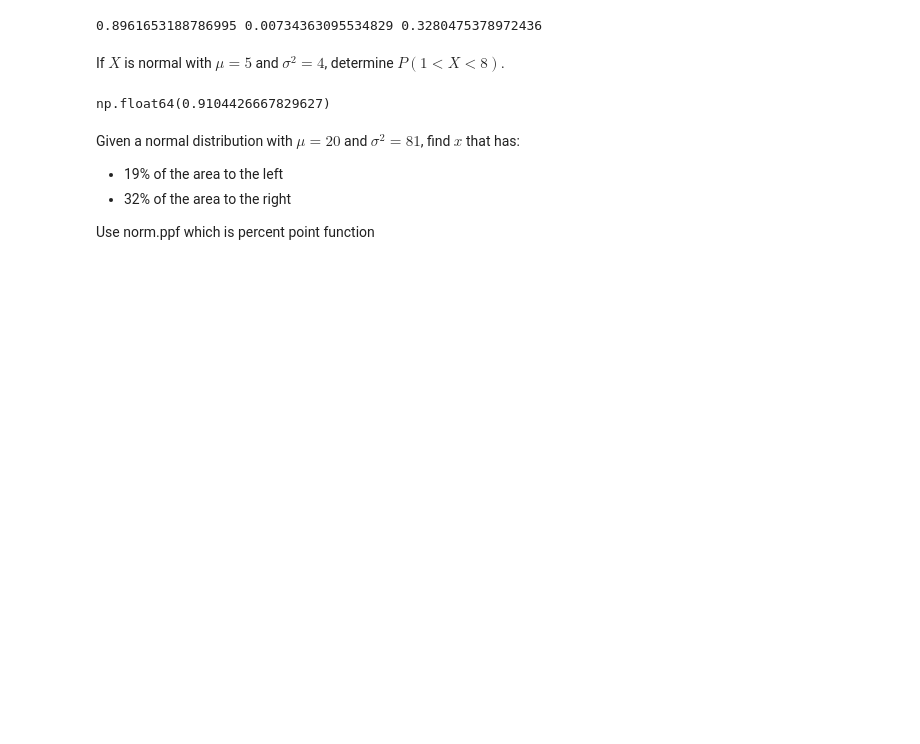
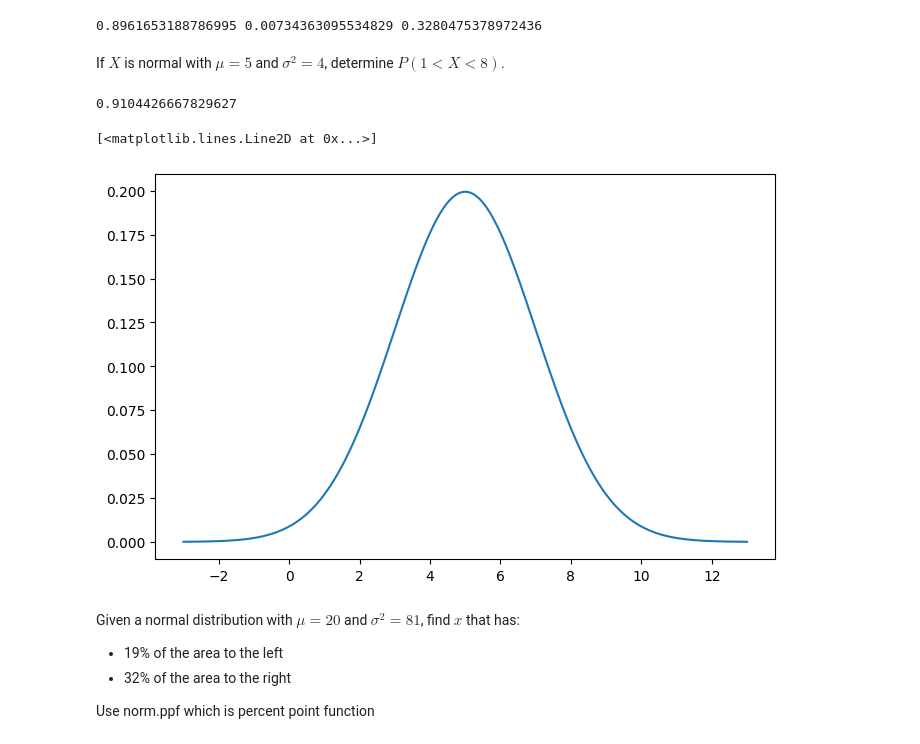
Before and after one commit to pleu/26s-engr0021, a Jupyter notebook: 2-class/Ch06.ipynb, the cells around one changed output. Drawn from its saved outputs; the diff is of its cells as text; code cells hidden in the pictures; blank space fills up the shorter version.

```diff
--- a/2-class/Ch06.ipynb
+++ b/2-class/Ch06.ipynb
@@ -61,21 +61,30 @@ If $X$ is normal with $\mu=5$ and $\sigma^2=4$, determine $P(1<X<8)$.
 # %%
 mu = 5
 sigma2 = 4
 sigma = math.sqrt(sigma2)
 
 # Bounds
 x1 = 1
 x2 = 8
 
 # Convert to z-scores
 z1 = (x1 - mu) / sigma
 z2 = (x2 - mu) / sigma
 
 # Compute probability
 p = norm.cdf(z2) - norm.cdf(z1)
-p
+print(p)
+
+# Plot
+x = np.linspace(mu - 4*sigma, mu + 4*sigma, 500)
+y = norm.pdf(x, mu, sigma)
+
+plt.figure(figsize=(8,5))
+plt.plot(x, y, label="Normal PDF")
 # %% [output]
-np.float64(0.9104426667829627)
+0.9104426667829627
+[<matplotlib.lines.Line2D at 0x...>]
+[figure, added]
 # %% [markdown]
 Given a normal distribution with $\mu=20$ and $\sigma^2=81$, find $x$ that has:
 * 19\% of the area to the left
```
Also changed, not shown: parts of 3 cells of this notebook.
